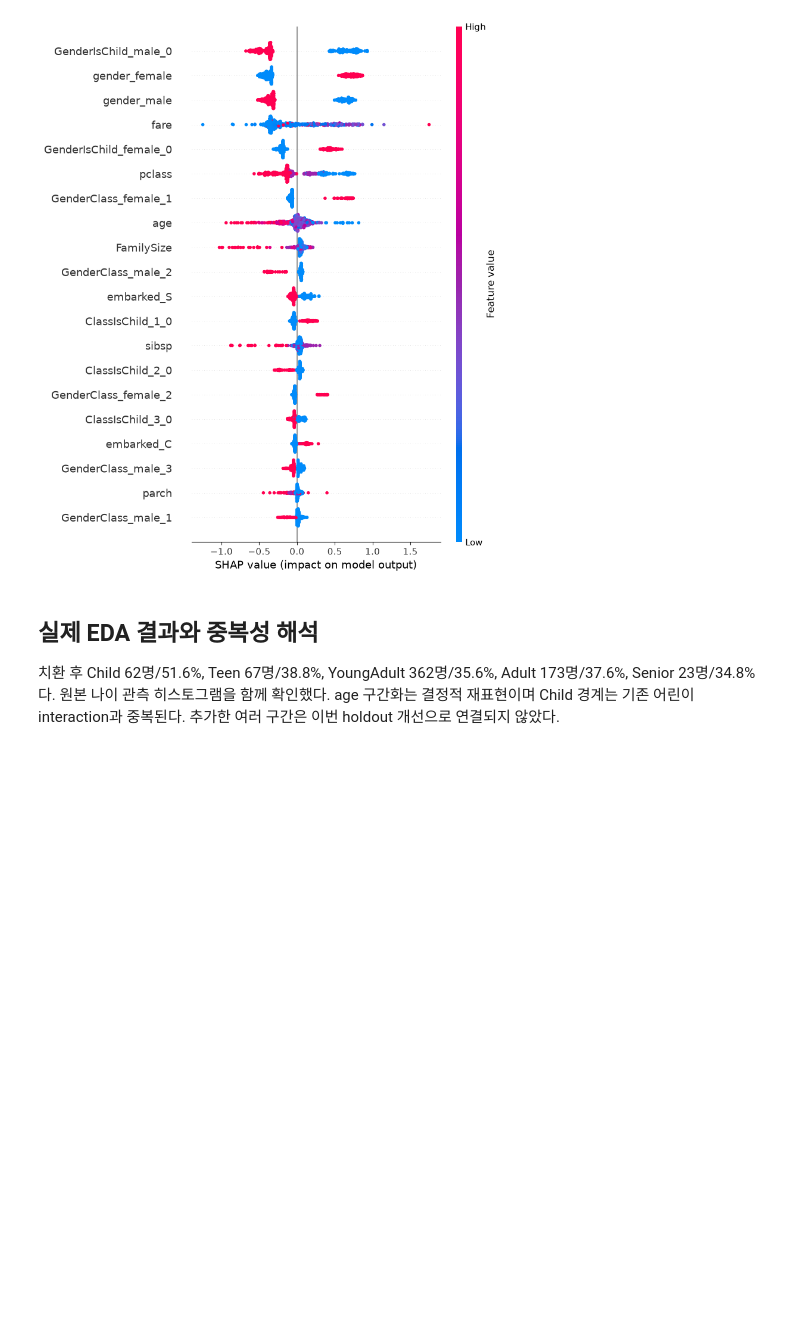
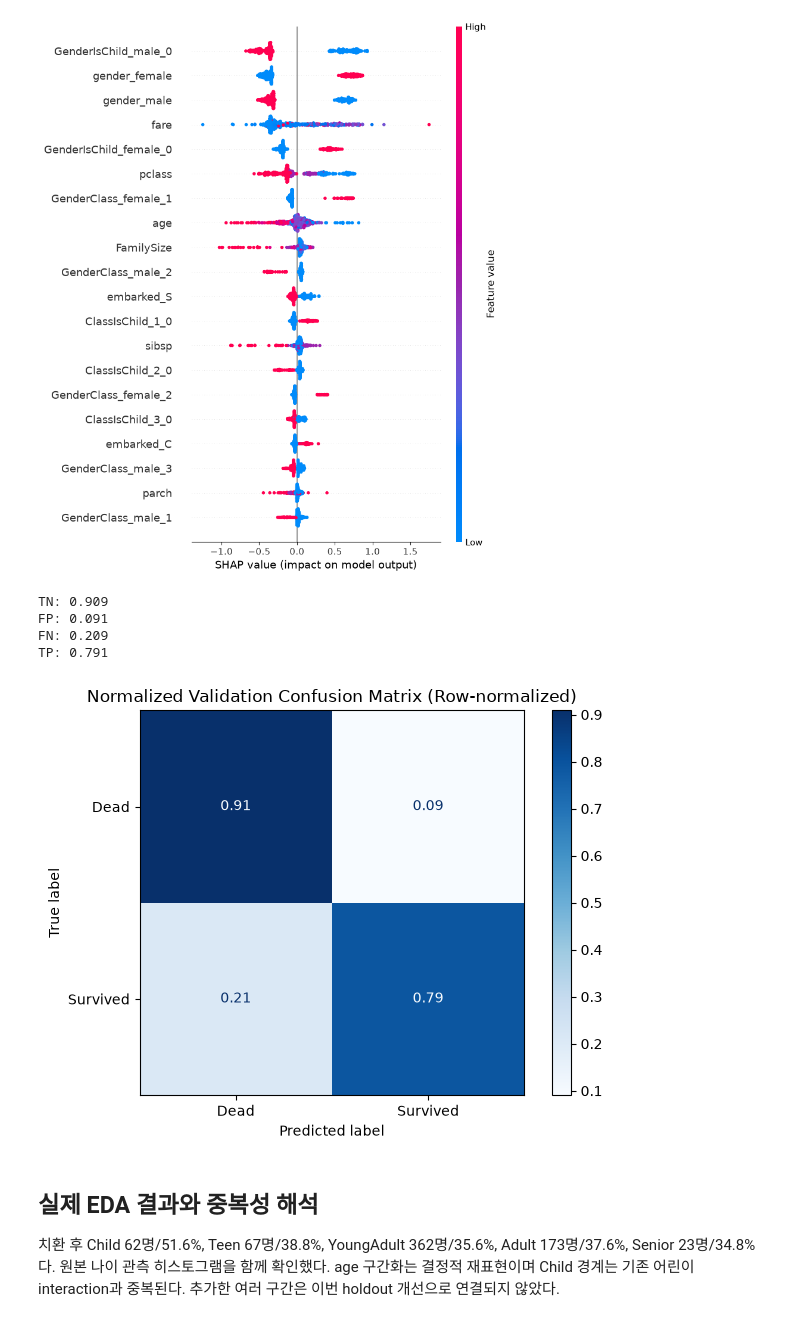
Before and after one commit to skwldls050505/kaggle_titanic, a Jupyter notebook: titanic_15.ipynb, the cells around one changed output. Cells and saved outputs as stored; diff of their text form; code cells hidden in the pictures; blank space fills up the shorter version.

```diff
--- a/titanic_15.ipynb
+++ b/titanic_15.ipynb
@@ -346,6 +348,50 @@ shap_values[1].shape , X_test_model.shape
 shap.summary_plot(shap_values, X_test_model)
 # %% [output]
 [figure]
+# %%
+from sklearn.metrics import confusion_matrix, ConfusionMatrixDisplay
+
+# Fit the selected feature set on the training split for holdout evaluation.
+best_valid_prep = FeaturePreprocessor(best_features)
+X_best_train = best_valid_prep.fit_transform(X_tr_raw)
+X_best_valid = best_valid_prep.transform(X_valid_raw)
+best_valid_model = fit_cat(X_best_train, y_tr)
+valid_prediction = best_valid_model.predict(X_best_valid).astype(int)
+
+# 행(True Label)을 기준으로 정규화
+cm = confusion_matrix(
+    y_valid,
+    valid_prediction,
+    labels=[0, 1],
+    normalize="true"
+)
+
+tn, fp, fn, tp = cm.ravel()
+
+print(f"TN: {tn:.3f}")
+print(f"FP: {fp:.3f}")
+print(f"FN: {fn:.3f}")
+print(f"TP: {tp:.3f}")
+
+display_cm = ConfusionMatrixDisplay(
+    confusion_matrix=cm,
+    display_labels=["Dead", "Survived"]
+)
+
+display_cm.plot(
+    cmap="Blues",
+    values_format=".2f"
+)
+
+plt.title("Normalized Validation Confusion Matrix (Row-normalized)")
+plt.tight_layout()
+plt.show()
+# %% [output]
+TN: 0.909
+FP: 0.091
+FN: 0.209
+TP: 0.791
+[figure, added]
 # %% [markdown]
 ## 실제 EDA 결과와 중복성 해석
 치환 후 Child 62명/51.6%, Teen 67명/38.8%, YoungAdult 362명/35.6%, Adult 173명/37.6%, Senior 23명/34.8%다. 원본 나이 관측 히스토그램을 함께 확인했다. age 구간화는 결정적 재표현이며 Child 경계는 기존 어린이 interaction과 중복된다. 추가한 여러 구간은 이번 holdout 개선으로 연결되지 않았다.
```
Also changed, not shown: parts of 5 cells of this notebook, 13 other files.
